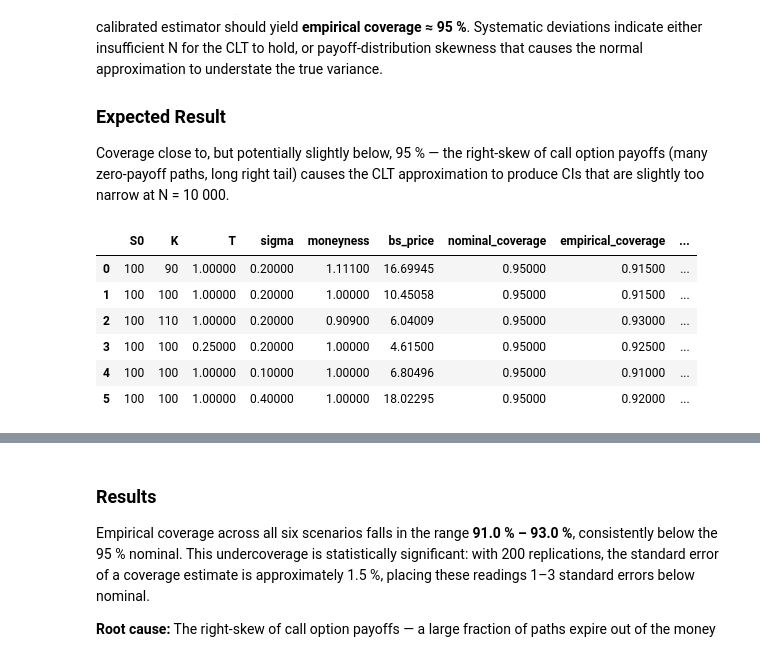
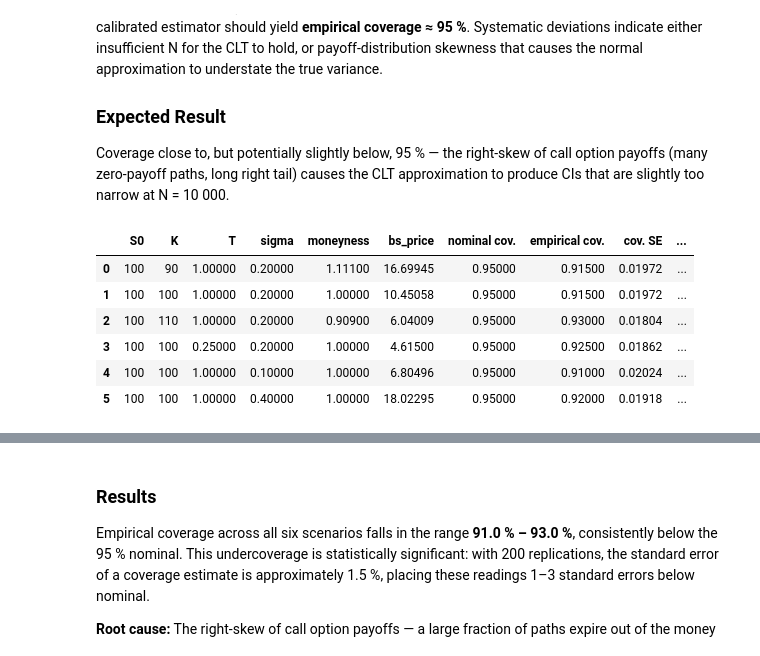
Before and after one commit to bfl-almeida/project_monte_carlo, a Jupyter notebook: notebooks/research_demo.ipynb, the cells around one changed output, grey strips where cells are left out. Saved outputs shown, nothing was run; the diff lists cells and outputs as text; code cells hidden in the pictures.

```diff
--- a/notebooks/research_demo.ipynb
+++ b/notebooks/research_demo.ipynb
@@ -330,27 +339,31 @@ slightly too narrow at N = 10 000.
 # %%
 param_grid = [
     dict(S0=100, K=90,  T=1.0, r=0.05, sigma=0.20),   # ITM
     dict(S0=100, K=100, T=1.0, r=0.05, sigma=0.20),   # ATM
     dict(S0=100, K=110, T=1.0, r=0.05, sigma=0.20),   # OTM
     dict(S0=100, K=100, T=0.25, r=0.05, sigma=0.20),  # Short tenor
     dict(S0=100, K=100, T=1.0, r=0.05, sigma=0.10),   # Low vol
     dict(S0=100, K=100, T=1.0, r=0.05, sigma=0.40),   # High vol
 ]
 df_cov = run_ci_coverage_experiment(
     param_grid=param_grid,
     n_paths=10_000,
     n_replications=200,
     base_seed=0,
 )
-df_cov[["S0","K","T","sigma","moneyness","bs_price","nominal_coverage","empirical_coverage","coverage_std_error"]]
+df_cov[["S0","K","T","sigma","moneyness","bs_price","nominal_coverage","empirical_coverage","coverage_std_error","runtime_total_s","runtime_per_rep_s"]].rename(columns={
+    "nominal_coverage": "nominal cov.", "empirical_coverage": "empirical cov.",
+    "coverage_std_error": "cov. SE", "runtime_total_s": "RT total (s)",
+    "runtime_per_rep_s": "RT / rep (s)",
+})
 # %% [output]
-|  | S0 | K | T | sigma | moneyness | bs_price | nominal_coverage | empirical_coverage | ... |
-| 0 | 100 | 90 | 1.00000 | 0.20000 | 1.11100 | 16.69945 | 0.95000 | 0.91500 | ... |
-| 1 | 100 | 100 | 1.00000 | 0.20000 | 1.00000 | 10.45058 | 0.95000 | 0.91500 | ... |
-| 2 | 100 | 110 | 1.00000 | 0.20000 | 0.90900 | 6.04009 | 0.95000 | 0.93000 | ... |
-| 3 | 100 | 100 | 0.25000 | 0.20000 | 1.00000 | 4.61500 | 0.95000 | 0.92500 | ... |
-| 4 | 100 | 100 | 1.00000 | 0.10000 | 1.00000 | 6.80496 | 0.95000 | 0.91000 | ... |
-| 5 | 100 | 100 | 1.00000 | 0.40000 | 1.00000 | 18.02295 | 0.95000 | 0.92000 | ... |
+|  | S0 | K | T | sigma | moneyness | bs_price | nominal cov. | empirical cov. | cov. SE | ... |
+| 0 | 100 | 90 | 1.00000 | 0.20000 | 1.11100 | 16.69945 | 0.95000 | 0.91500 | 0.01972 | ... |
+| 1 | 100 | 100 | 1.00000 | 0.20000 | 1.00000 | 10.45058 | 0.95000 | 0.91500 | 0.01972 | ... |
+| 2 | 100 | 110 | 1.00000 | 0.20000 | 0.90900 | 6.04009 | 0.95000 | 0.93000 | 0.01804 | ... |
+| 3 | 100 | 100 | 0.25000 | 0.20000 | 1.00000 | 4.61500 | 0.95000 | 0.92500 | 0.01862 | ... |
+| 4 | 100 | 100 | 1.00000 | 0.10000 | 1.00000 | 6.80496 | 0.95000 | 0.91000 | 0.02024 | ... |
+| 5 | 100 | 100 | 1.00000 | 0.40000 | 1.00000 | 18.02295 | 0.95000 | 0.92000 | 0.01918 | ... |
 # %%
 scenario_labels = [
     f"ITM\nK=90 σ=20%",
```
Also changed, not shown: parts of 7 cells of this notebook, 2 other files.
